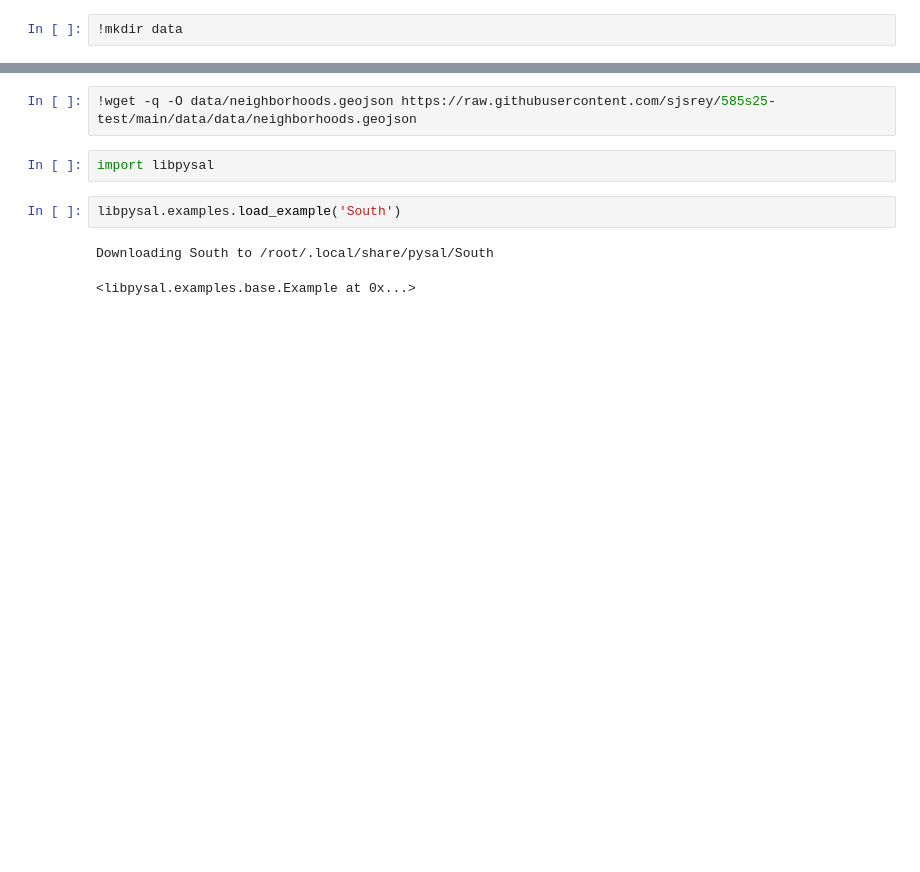
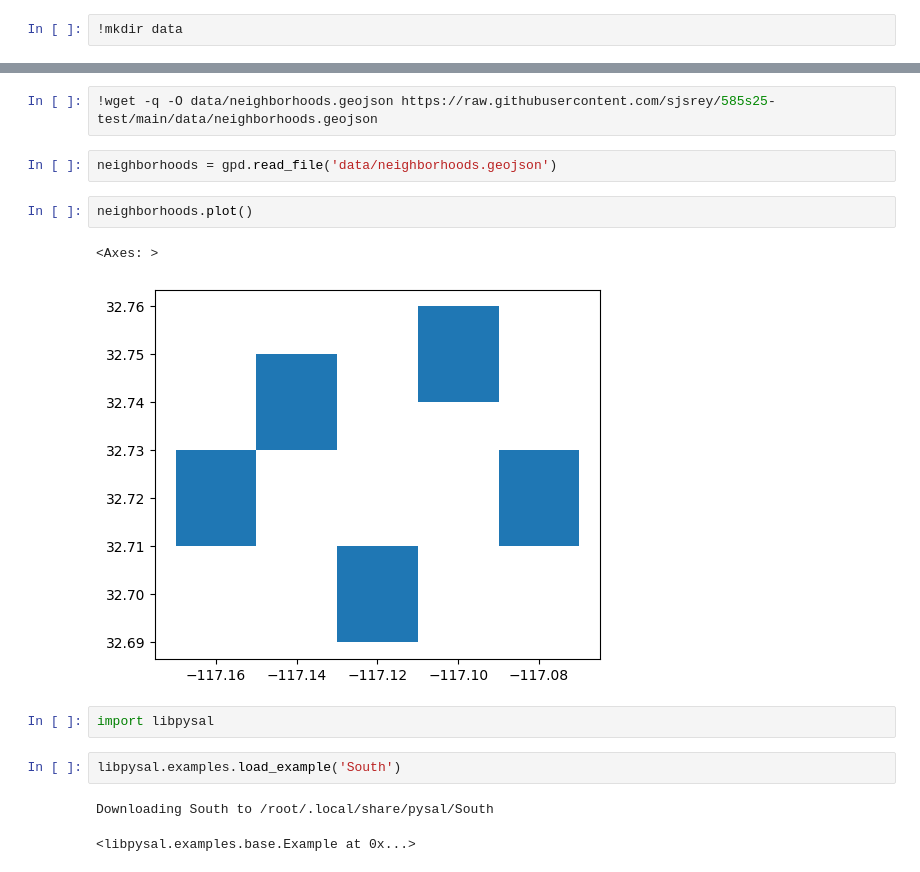
Before and after one commit to sjsrey/585s25-test, a Jupyter notebook: notebooks/01_intro.ipynb, the cells around one changed output, grey strips where cells are left out. Saved outputs shown, nothing was run; the diff lists cells and outputs as text; blank space fills up the shorter version.

```diff
--- a/notebooks/01_intro.ipynb
+++ b/notebooks/01_intro.ipynb
@@ -30,5 +48,12 @@ Environment ready.
 # %%
-!wget -q -O data/neighborhoods.geojson https://raw.githubusercontent.com/sjsrey/585s25-test/main/data/data/neighborhoods.geojson
+!wget -q -O data/neighborhoods.geojson https://raw.githubusercontent.com/sjsrey/585s25-test/main/data/neighborhoods.geojson
+# %%
+neighborhoods = gpd.read_file('data/neighborhoods.geojson')
+# %%
+neighborhoods.plot()
+# %% [output]
+<Axes: >
+[figure, added]
 # %%
 import libpysal
 # %%
```
Also changed, not shown: parts of 5 cells of this notebook.
